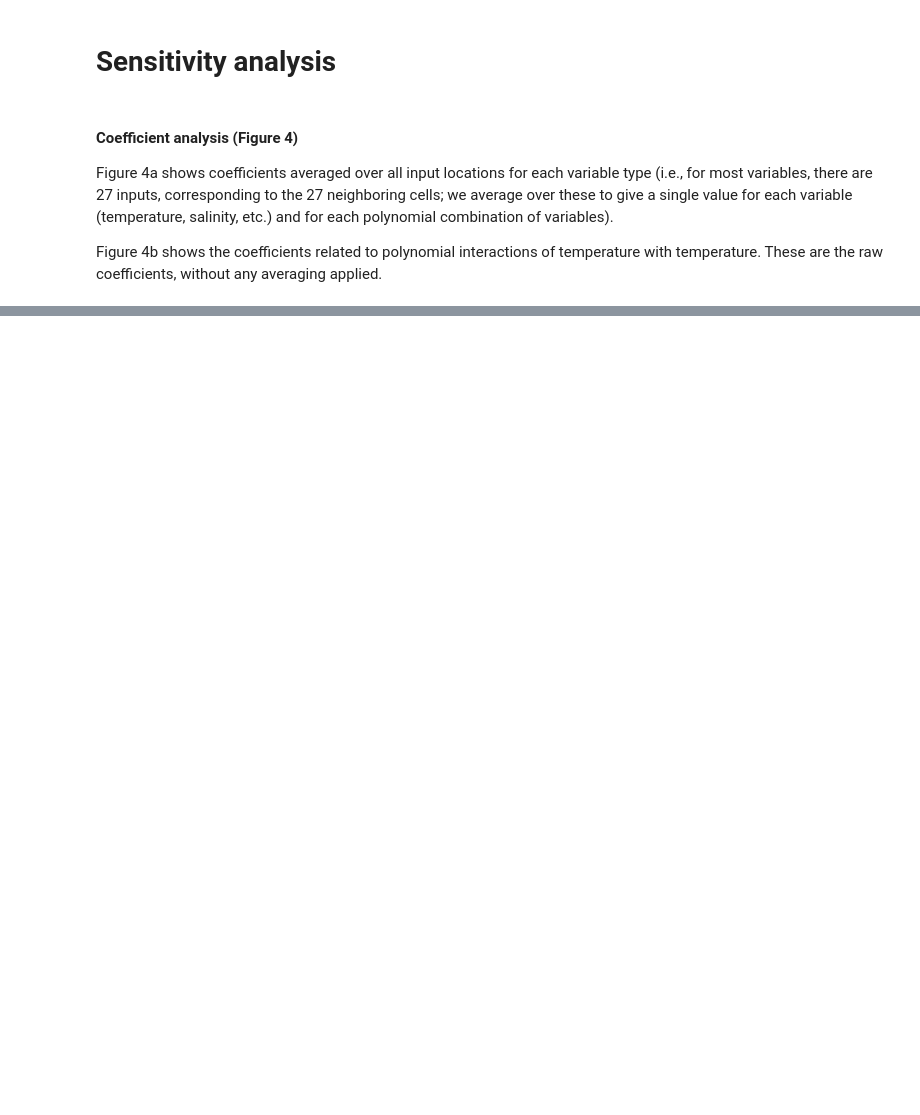
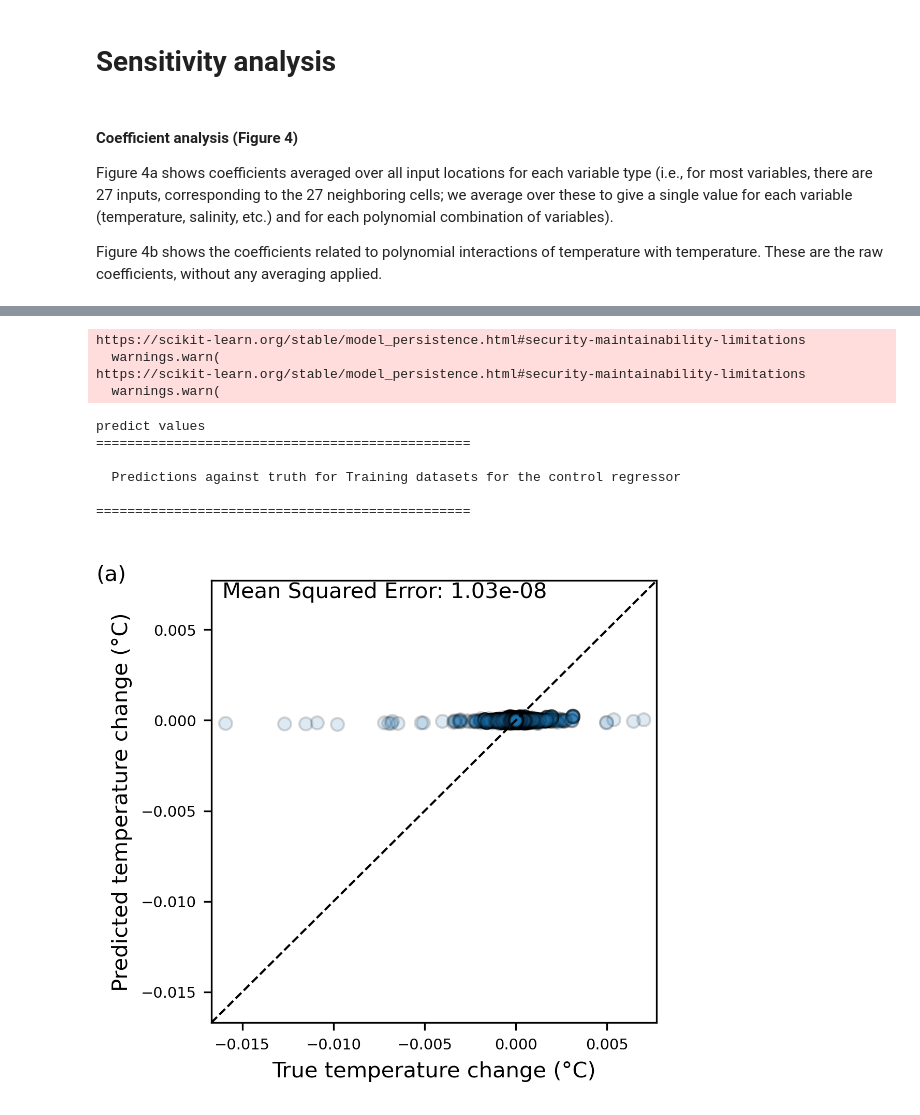
Before and after one commit to acocac/EDSbook-demo-myst-full, a Jupyter notebook: notebooks/sensitivity-analysis.ipynb, the cells around one changed output, grey strips where cells are left out. Drawn from its saved outputs; the diff is of its cells as text; code cells hidden in the pictures; blank space fills up the shorter version.

```diff
--- a/notebooks/sensitivity-analysis.ipynb
+++ b/notebooks/sensitivity-analysis.ipynb
@@ -18,0 +42,52 @@ raw_coeffs.shape
+# %%
+# Setting up the parameters for the run - Setting Polynomial Degree=1
+run_vars = {
+    "dimension": 3,
+    "lat": True,
+    "lon": True,
+    "dep": True,
+    "current": True,
+    "bolus_vel": True,
+    "sal": True,
+    "eta": True,
+    "density": True,
+    "poly_degree": 1,
+    "StepSize": 1,
+    "predict": "DelT",
+}
+data_name = data_prefix + cn.create_dataname(run_vars)
+model_name = model_prefix + data_name
+# %%
+# Path to the input arrays from an intake catalog
+cat = intake.open_catalog(".././data/inputs_models.yml")
+
+inputs_tr_filename = cat[model_name](partition="Tr")
+inputs_val_filename = cat[model_name](partition="Val")
+
+# Loading Input Arrays
+norm_inputs_tr = inputs_tr_filename.to_dask()["norm_inputs_tr"]
+norm_inputs_val = inputs_val_filename.to_dask()["norm_inputs_val"]
+# %%
+#| label: figure-5
+
+make_scatter_plots(
+    run_vars,
+    data_name,
+    model_name,
+    norm_inputs_tr,
+    norm_inputs_val,
+    plot_val=False,
+    fig_prefix="fig5",
+)
+# %% [output]
+https://scikit-learn.org/stable/model_persistence.html#security-maintainability-limitations
+  warnings.warn(
+https://scikit-learn.org/stable/model_persistence.html#security-maintainability-limitations
+  warnings.warn(
+predict values
+================================================
+
+  Predictions against truth for Training datasets for the control regressor
+
+================================================
+[figure, added]
```
Also changed, not shown: parts of 7 cells of this notebook.
